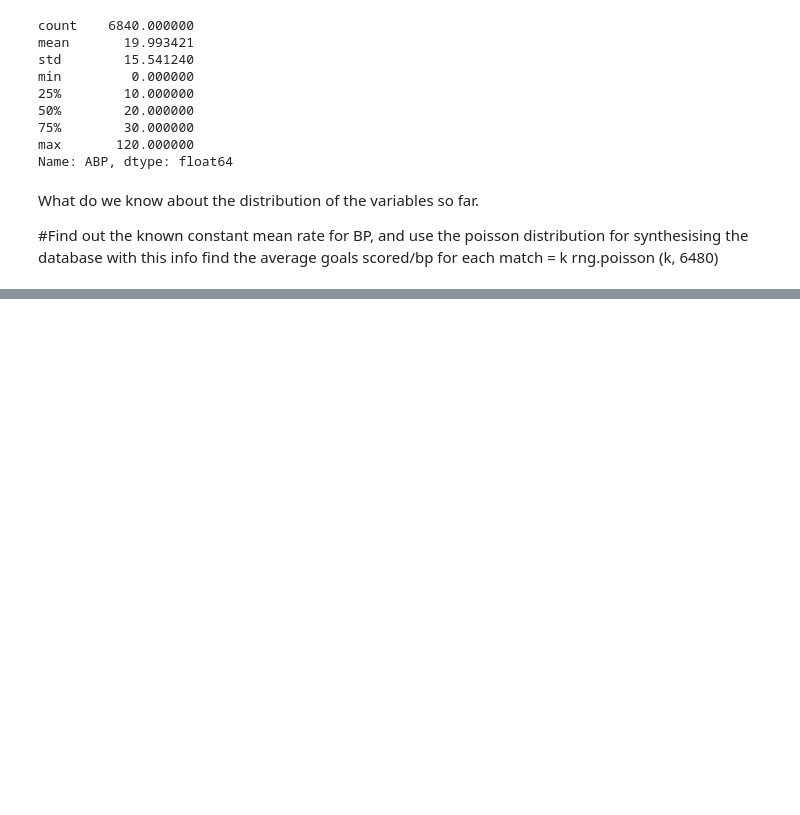
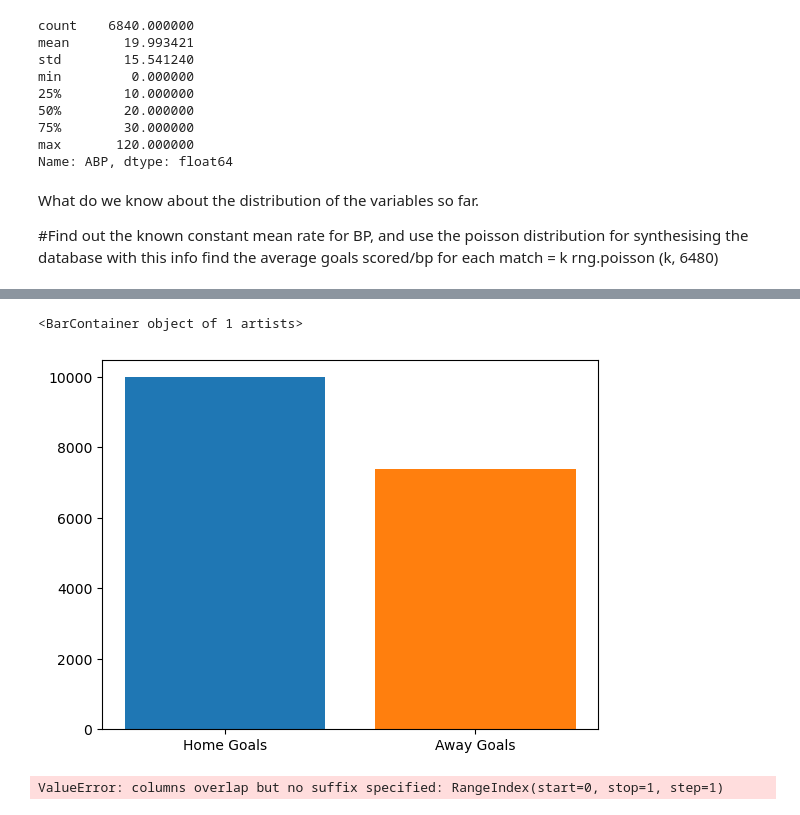
Before and after one commit to Kevin002023/PFDA-Assignment, a Jupyter notebook: PFDA -Assignment.ipynb, the cells around one changed output, grey strips where cells are left out. Saved outputs shown, nothing was run; the diff lists cells and outputs as text; code cells hidden in the pictures; blank space fills up the shorter version.

```diff
--- a/PFDA -Assignment.ipynb
+++ b/PFDA -Assignment.ipynb
@@ -200,8 +234,19 @@ min         0.000000
 75%        30.000000
 max       120.000000
 Name: ABP, dtype: float64
+# %%
+mean_home_goals = 1.527485
+mean_away_goals = 1.130263
+mean_home_bp = 15.502193
+mean_away_bp = 19.993421
 # %% [markdown]
 What do we know about the distribution of the variables so far.
 
 #Find out the known constant mean rate for BP, and use the poisson distribution for synthesising the database with this info
 find the average goals scored/bp for each match = k rng.poisson (k, 6480)
+# %%
+df1 = np.random.poisson(mean_home_goals, 6480)
+
+#New Home Goals (NHG) generated variable
+NHG = pd.DataFrame(df1)
+NHG.describe()
@@ -207,0 +260,6 @@ find the average goals scored/bp for each match = k rng.poisson (k, 6480)
+# %%
+df2 = np.random.poisson(mean_away_goals, 6480)
+
+# New Away Goals (NAG) generated variable
+NAG = pd.DataFrame(df2)
+NAG.describe()
@@ -207,0 +273,18 @@ find the average goals scored/bp for each match = k rng.poisson (k, 6480)
+# %%
+fig, ax = plt.subplots()
+
+new_total_home_goals = NHG.sum()
+new_total_away_goals = NAG.sum()
+
+ax.bar('Home Goals', new_total_home_goals, label = 'Home Goals')
+ax.bar('Away Goals', new_total_away_goals, label = 'Away Goals')
+# %% [output]
+<BarContainer object of 1 artists>
+[figure, added]
+# %%
+#Create a histogram showing the distribution of goals scored both home and away
+new_df= NHG.join(NAG)
+
+new_df.head()
+# %% [output]
+ValueError: columns overlap but no suffix specified: RangeIndex(start=0, stop=1, step=1)
```
Also changed, not shown: parts of 15 cells of this notebook.
